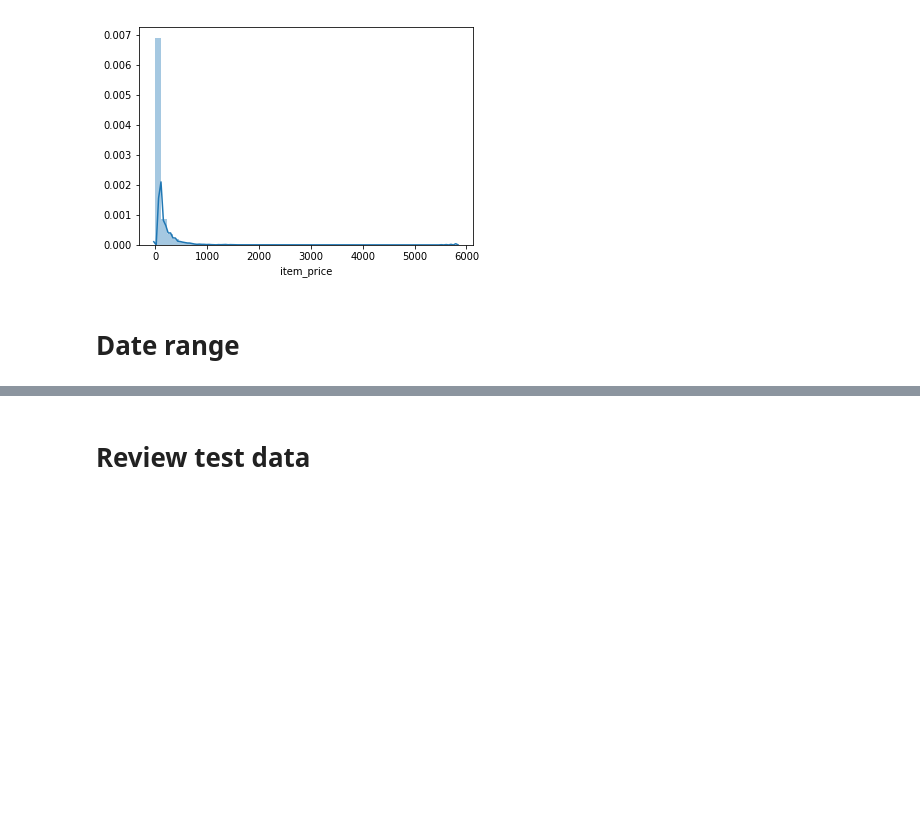
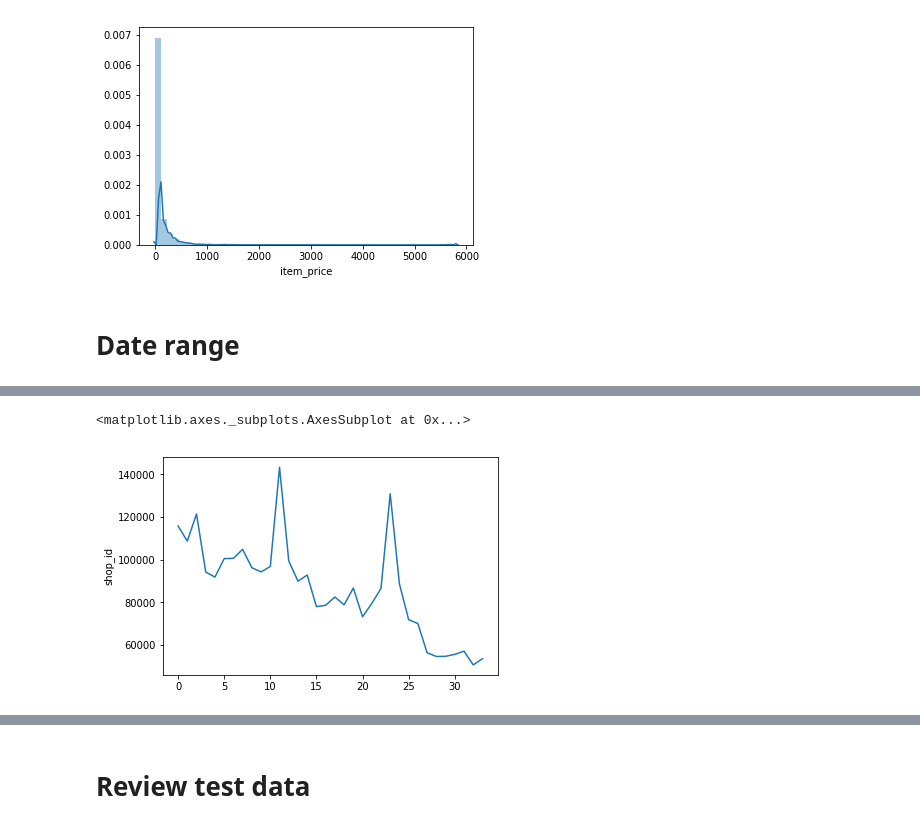
Before and after one commit to khanhnguyenqk/kaggle, a Jupyter notebook: competitive-data-science-predict-future-sales/working/exploration.ipynb, the cells around one changed output, grey strips where cells are left out. Saved outputs shown, nothing was run; the diff lists cells and outputs as text; code cells hidden in the pictures; blank space fills up the shorter version.

```diff
--- a/competitive-data-science-predict-future-sales/working/exploration.ipynb
+++ b/competitive-data-science-predict-future-sales/working/exploration.ipynb
@@ -244,0 +239,2 @@ Name: date, Length: 2935849, dtype: datetime64[ns]
+# %%
+temp = rawTrainDf.groupby(by=['year', 'month']).shop_id.count()
@@ -244,0 +259,5 @@ Name: date, Length: 2935849, dtype: datetime64[ns]
+# %%
+sns.lineplot(y=temp, x=[x for x in range(len(temp))])
+# %% [output]
+<matplotlib.axes._subplots.AxesSubplot at 0x...>
+[figure, added]
```
Also changed, not shown: parts of 18 cells of this notebook.
